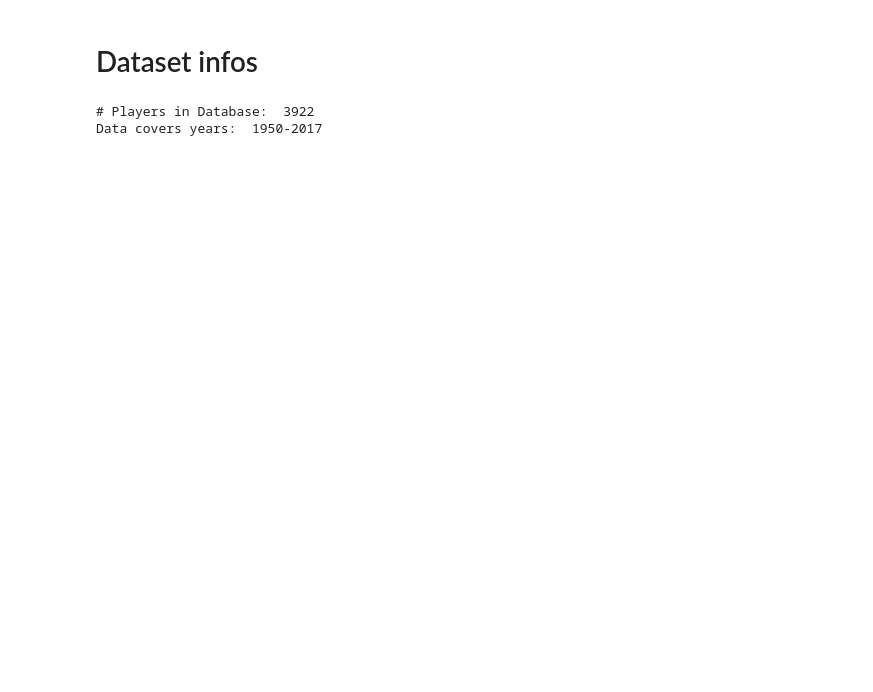
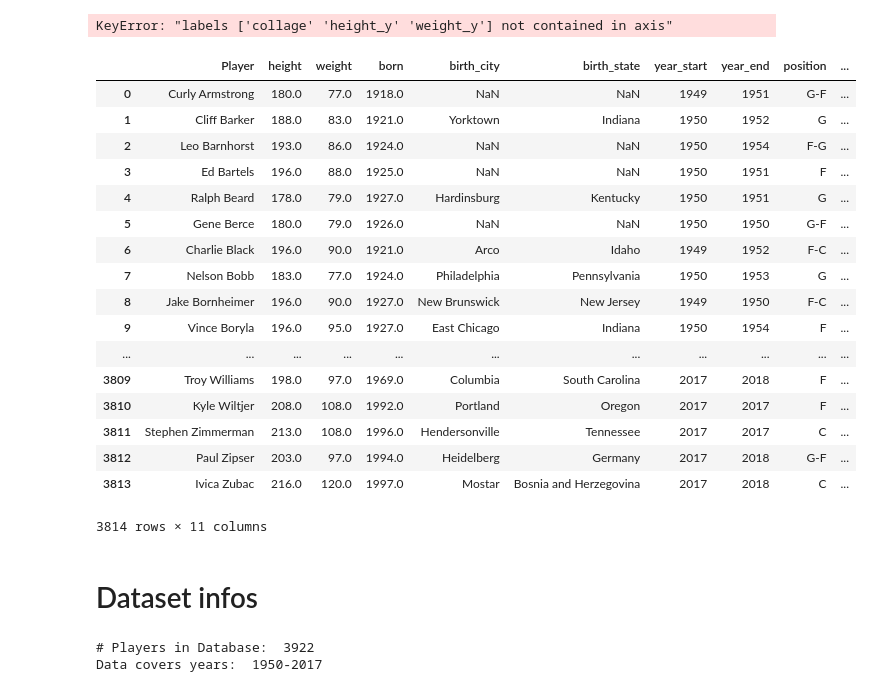
Before and after one commit to MaximeFth/com-480-project-freespin, a Jupyter notebook: Stats.ipynb, the cells around one changed output. Cells and saved outputs as stored; diff of their text form; code cells hidden in the pictures; blank space fills up the shorter version.

Commit message:
merged 2 Dataset

```diff
--- a/Stats.ipynb
+++ b/Stats.ipynb
@@ -117,0 +13,8 @@ players
+# %%
+rp = playersData.rename(columns={"name": "Player"})
+result = pd.merge(players, rp, on='Player')
+result = result.drop(columns=['collage', 'height_y', 'weight_y'])
+result = result.rename(columns={'height_x': 'height', 'weight_x': 'weight'})
+result= result.drop(columns=['Unnamed: 0'])
+# %% [output]
+KeyError: "labels ['collage' 'height_y' 'weight_y'] not contained in axis"
@@ -118,3 +23,24 @@ players
+# %%
+result
+# %% [output]
+|  | Player | height | weight | born | birth_city | birth_state | year_start | year_end | position | ... |
+| 0 | Curly Armstrong | 180.0 | 77.0 | 1918.0 | NaN | NaN | 1949 | 1951 | G-F | ... |
+| 1 | Cliff Barker | 188.0 | 83.0 | 1921.0 | Yorktown | Indiana | 1950 | 1952 | G | ... |
+| 2 | Leo Barnhorst | 193.0 | 86.0 | 1924.0 | NaN | NaN | 1950 | 1954 | F-G | ... |
+| 3 | Ed Bartels | 196.0 | 88.0 | 1925.0 | NaN | NaN | 1950 | 1951 | F | ... |
+| 4 | Ralph Beard | 178.0 | 79.0 | 1927.0 | Hardinsburg | Kentucky | 1950 | 1951 | G | ... |
+| 5 | Gene Berce | 180.0 | 79.0 | 1926.0 | NaN | NaN | 1950 | 1950 | G-F | ... |
+| 6 | Charlie Black | 196.0 | 90.0 | 1921.0 | Arco | Idaho | 1949 | 1952 | F-C | ... |
+| 7 | Nelson Bobb | 183.0 | 77.0 | 1924.0 | Philadelphia | Pennsylvania | 1950 | 1953 | G | ... |
+| 8 | Jake Bornheimer | 196.0 | 90.0 | 1927.0 | New Brunswick | New Jersey | 1949 | 1950 | F-C | ... |
+| 9 | Vince Boryla | 196.0 | 95.0 | 1927.0 | East Chicago | Indiana | 1950 | 1954 | F | ... |
+| ... | ... | ... | ... | ... | ... | ... | ... | ... | ... | ... |
+| 3809 | Troy Williams | 198.0 | 97.0 | 1969.0 | Columbia | South Carolina | 2017 | 2018 | F | ... |
+| 3810 | Kyle Wiltjer | 208.0 | 108.0 | 1992.0 | Portland | Oregon | 2017 | 2017 | F | ... |
+| 3811 | Stephen Zimmerman | 213.0 | 108.0 | 1996.0 | Hendersonville | Tennessee | 2017 | 2017 | C | ... |
+| 3812 | Paul Zipser | 203.0 | 97.0 | 1994.0 | Heidelberg | Germany | 2017 | 2018 | G-F | ... |
+| 3813 | Ivica Zubac | 216.0 | 120.0 | 1997.0 | Mostar | Bosnia and Herzegovina | 2017 | 2018 | C | ... |
+3814 rows × 11 columns
 # %% [markdown]
 # Dataset infos
 # %%
```
Also changed, not shown: parts of 9 cells of this notebook, 1 other file.
